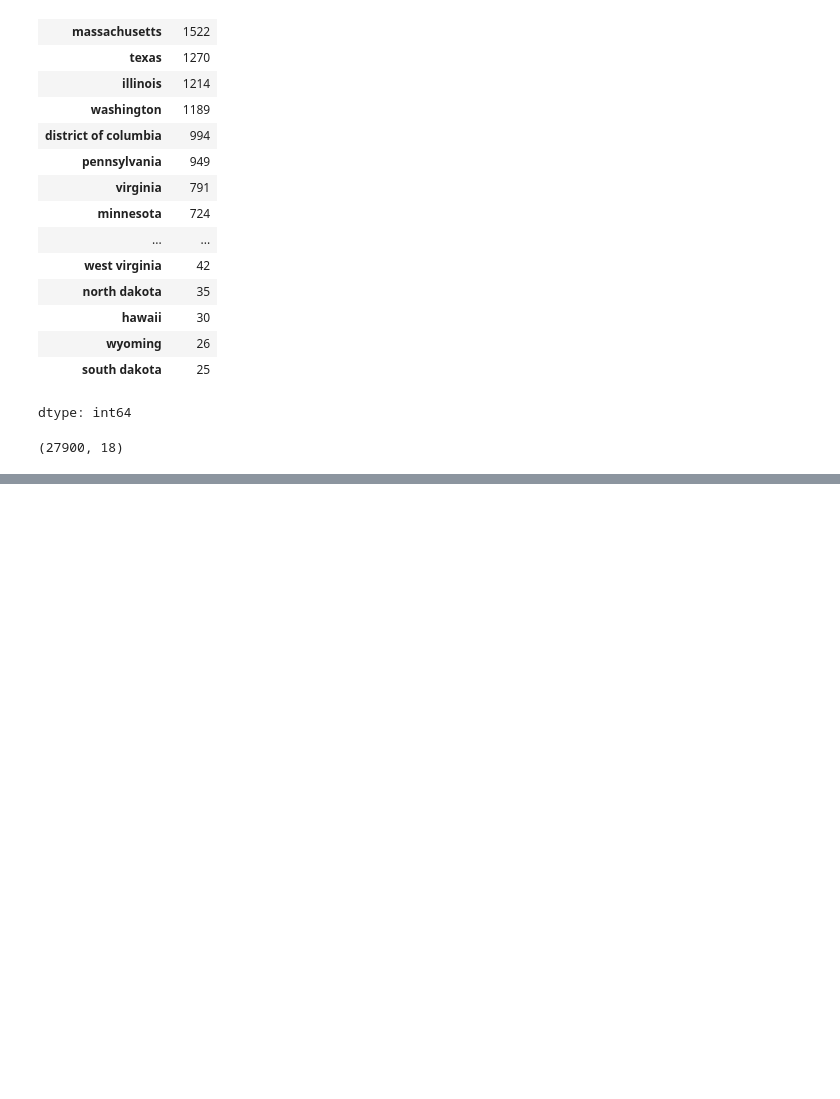
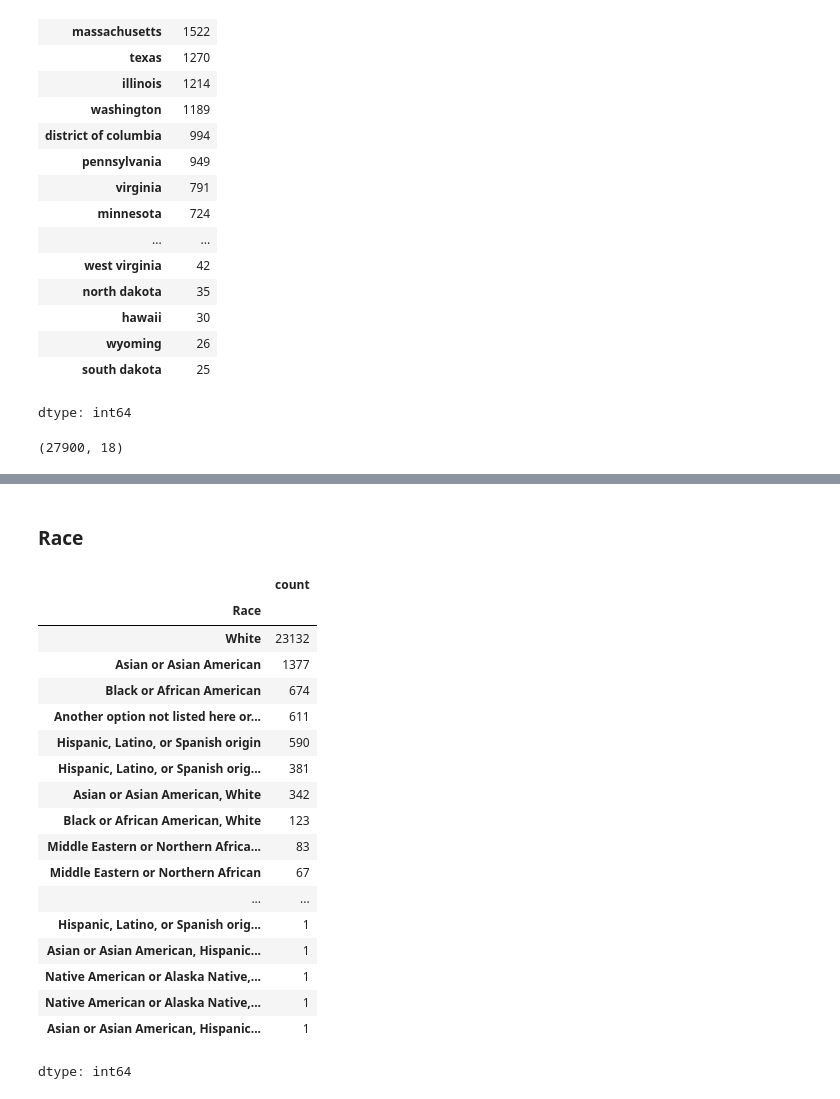
Before and after one commit to hamydang16/Data-Analysis, a Jupyter notebook: Data_cleaning.ipynb, the cells around one changed output, grey strips where cells are left out. Saved outputs shown, nothing was run; the diff lists cells and outputs as text; code cells hidden in the pictures; blank space fills up the shorter version.

```diff
--- a/Data_cleaning.ipynb
+++ b/Data_cleaning.ipynb
@@ -526,0 +537,4 @@ df.shape
+# %%
+#remove white space and the word years in each column
+df['YOE (Overall)'] = df['YOE (Overall)'].str.replace(' years', '').str.strip()
+df['YOE (Field)'] = df['YOE (Field)'].str.replace(' years', '').str.strip()
@@ -526,0 +569,6 @@ df.shape
+# %%
+#add white space between the dash in the text in yoe column
+df['YOE (Overall)'] = df['YOE (Overall)'].apply(lambda x: x.split('-')[0] + ' '+'-'+ ' '+ x.split('-')[1]  if x == '5-7' else x)
+# %%
+#add white space between the dash in the text in yoe column
+df['YOE (Field)'] = df['YOE (Field)'].apply(lambda x: x.split('-')[0] + ' '+'-'+ ' '+ x.split('-')[1]  if x == '5-7' else x)
@@ -526,0 +602,27 @@ df.shape
+# %%
+#Group the prefer not to answer
+df['Gender'] = df['Gender'].apply(lambda x: 'Other or prefer not to answer' if x == 'Prefer not to answer' else x)
+# %% [markdown]
+### Race
+# %%
+df['Race'].value_counts()
+# %% [output]
+|  | count |
+| Race |  |
+| White | 23132 |
+| Asian or Asian American | 1377 |
+| Black or African American | 674 |
+| Another option not listed here or... | 611 |
+| Hispanic, Latino, or Spanish origin | 590 |
+| Hispanic, Latino, or Spanish orig... | 381 |
+| Asian or Asian American, White | 342 |
+| Black or African American, White | 123 |
+| Middle Eastern or Northern Africa... | 83 |
+| Middle Eastern or Northern African | 67 |
+| ... | ... |
+| Hispanic, Latino, or Spanish orig... | 1 |
+| Asian or Asian American, Hispanic... | 1 |
+| Native American or Alaska Native,... | 1 |
+| Native American or Alaska Native,... | 1 |
+| Asian or Asian American, Hispanic... | 1 |
+dtype: int64
```
Also changed, not shown: parts of 15 cells of this notebook.
